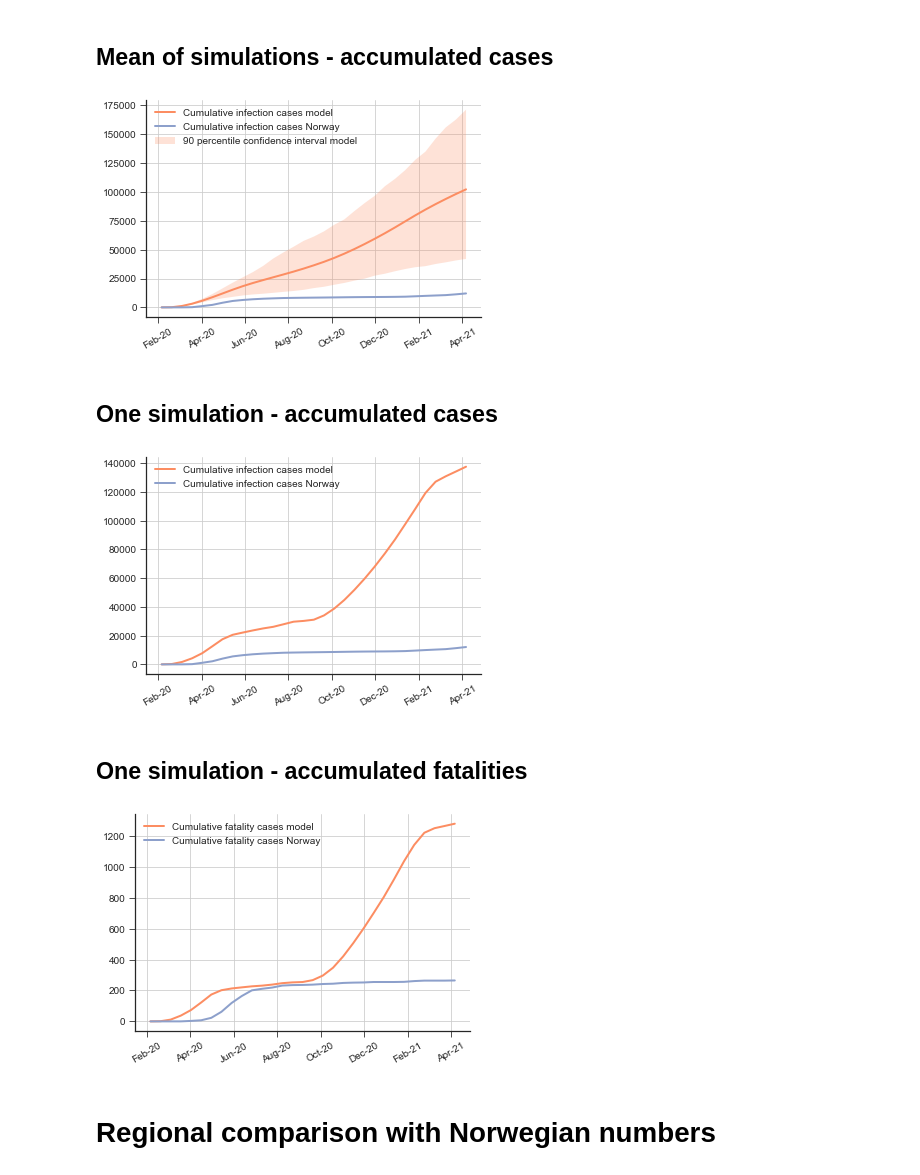
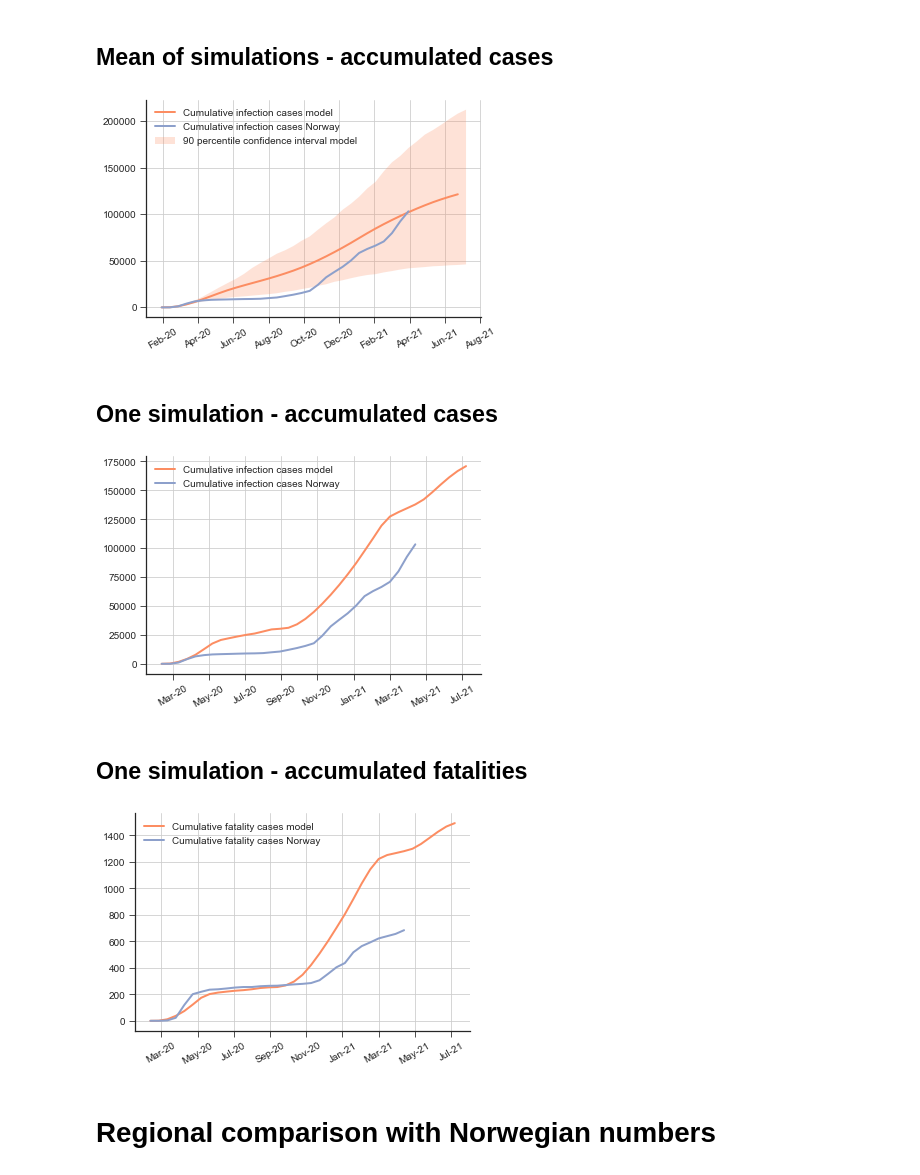
Before and after one commit to bendiknordeng/Epidemiologic-Strategies, a Jupyter notebook: notebooks/peder_computational_study.ipynb, the cells around one changed output. Saved outputs shown, nothing was run; the diff lists cells and outputs as text; code cells hidden in the pictures.

```diff
--- a/notebooks/peder_computational_study.ipynb
+++ b/notebooks/peder_computational_study.ipynb
@@ -178,19 +174,3 @@ Reading results ..
-# %%
-for k, v in paths.items():
-    # Add additonal data
-
-    # df_x_regions
-    X = np.insert(np.diff(all_data[k][8], axis=1), 0, 0, axis=1) # Need to this on vaccines since the first week is deleted when taking the difference of V for each week
-    df_x_regions = prepare_regional_data(X)
-    all_data[k].append(df_x_regions)
-
-    # I cumulative percentiles
-    I_regions_cum = prepare_regional_data(all_data[k][5].cumsum(axis=1))
-    all_data[k].append(I_regions_cum)
-
-    # I_regions_cum
-    percentile=90
-    all_data[k].append(calculate_cumulative_infected_percentiles(percentile, all_data[k][12], all_data[k][11]))
 # %% [markdown]
 # Plot Vaccine distribution for different poilicies
 # %%
@@ -279,7 +259,7 @@ policy = all_policies[0]
 dates = all_data[policy][14]
 [deaths_mean_cumulative, u_percentile_deaths_cum, l_percentile_deaths_cum, infected_mean_cumulative, u_percentile_infected_cum, l_percentile_infected_cum , deaths_cumulative, infected_cumulative] = all_data[policy][17]
 
-restrict_to_real_data_length = True
+restrict_to_real_data_length = False
 max_weeks_real_data = int(62/2)
 sim = 1
 
@@ -288,11 +268,11 @@ fig, ax = plt.subplots(1)
 if restrict_to_real_data_length:
     ax.plot(dates[:max_weeks_real_data], infected_mean_cumulative[:max_weeks_real_data], lw=2, label='Cumulative infection cases model', color=colors[color_1])
     ax.fill_between(dates[:max_weeks_real_data], u_percentile_infected_cum[:max_weeks_real_data], l_percentile_infected_cum[:max_weeks_real_data], facecolor=colors[1], alpha=0.25, label='90 percentile confidence interval model')
-    ax.plot(dates[:max_weeks_real_data], df.cumulative_total_cases.to_numpy(dtype=int)[:max_weeks_real_data*7:7], lw=2, label='Cumulative infection cases Norway', color=colors[color_2])
+    ax.plot(dates[:max_weeks_real_data], df.cumulative_total_cases.to_numpy(dtype=int)[:max_weeks_real_data*14:14], lw=2, label='Cumulative infection cases Norway', color=colors[color_2])
 else:
     ax.plot(dates[:-1], infected_mean_cumulative[:-1], lw=2, label='Cumulative infection cases model', color=colors[color_1])
     ax.fill_between(dates, u_percentile_infected_cum, l_percentile_infected_cum, facecolor=colors[color_1], alpha=0.25, label='90 percentile confidence interval model')
-    ax.plot(dates[:max_weeks_real_data], df.cumulative_total_cases.to_numpy(dtype=int)[:max_weeks_real_data*7:7], lw=2, label='Cumulative infection cases Norway', color=colors[color_2])
+    ax.plot(dates[:max_weeks_real_data], df.cumulative_total_cases.to_numpy(dtype=int)[:max_weeks_real_data*14:14], lw=2, label='Cumulative infection cases Norway', color=colors[color_2])
 
 #ax.set_title(r'Cumulative and new infected per week')
 ax.legend(loc='upper left')
@@ -307,7 +287,7 @@ ax.spines['top'].set_visible(False)
 ax.grid()
 fig.savefig("../plots/computational_study/norwegian_numbers_comparison_objective/mean_match_cases.png", bbox_inches='tight', dpi=150)
 # %% [output]
-[figure, old version]
+[figure, new version]
 # %% [markdown]
 ## One simulation - accumulated cases
 # %%
@@ -316,7 +296,7 @@ dates = all_data[policy][14]
 [deaths_mean_cumulative, u_percentile_deaths_cum, l_percentile_deaths_cum, infected_mean_cumulative, u_percentile_infected_cum, l_percentile_infected_cum , deaths_cumulative, infected_cumulative] = all_data[policy][17]
 
 plt.style.use('seaborn-ticks')
-restrict_to_real_data_length = True
+restrict_to_real_data_length = False
 max_weeks_real_data = int(62/2)
 sim = 2  # Good case:2, Bad case: 0
 
@@ -325,10 +305,10 @@ fig, ax = plt.subplots(1)
 #ax.plot(dates, deaths_mean, lw=2, label='Deaths model', color='blue')
 if restrict_to_real_data_length:
     ax.plot(dates[:max_weeks_real_data], infected_cumulative[sim][:max_weeks_real_data], lw=2, label='Cumulative infection cases model', color=colors[color_1])
-    ax.plot(dates[:max_weeks_real_data], df.cumulative_total_cases.to_numpy(dtype=int)[:max_weeks_real_data*7:7], lw=2, label='Cumulative infection cases Norway', color=colors[color_2])
+    ax.plot(dates[:max_weeks_real_data], df.cumulative_total_cases.to_numpy(dtype=int)[:max_weeks_real_data*14:14], lw=2, label='Cumulative infection cases Norway', color=colors[color_2])
 else:
     ax.plot(dates[:-1], infected_cumulative[sim][:-1], lw=2, label='Cumulative infection cases model', color=colors[color_1])
-    ax.plot(dates[:max_weeks_real_data], df.cumulative_total_cases.to_numpy(dtype=int)[:max_weeks_real_data*7:7], lw=2, label='Cumulative infection cases Norway', color=colors[color_2])
+    ax.plot(dates[:max_weeks_real_data], df.cumulative_total_cases.to_numpy(dtype=int)[:max_weeks_real_data*14:14], lw=2, label='Cumulative infection cases Norway', color=colors[color_2])
 
 #ax.set_title(r'Cumulative and new infected per week')
 ax.legend(loc='upper left')
@@ -343,41 +323,41 @@ ax.spines['top'].set_visible(False)
 ax.grid()
 fig.savefig("../plots/computational_study/norwegian_numbers_comparison_objective/good_match_cases.png", bbox_inches='tight', dpi=150)
 # %% [output]
-[figure, old version]
+[figure, new version]
 # %% [markdown]
 ## One simulation - accumulated fatalities
 # %%
 policy = all_policies[0]
 dates = all_data[policy][14]
 [deaths_mean_cumulative, u_percentile_deaths_cum, l_percentile_deaths_cum, infected_mean_cumulative, u_percentile_infected_cum, l_percentile_infected_cum , deaths_cumulative, infected_cumulative] = all_data[policy][17]
 
 plt.style.use('seaborn-ticks')
-restrict_to_real_data_length = True
+restrict_to_real_data_length = False
 max_weeks_real_data = int(62/2)
 simulation = 2
 
 fig, ax = plt.subplots(1)
 if restrict_to_real_data_length:
     ax.plot(dates[:max_weeks_real_data], deaths_cumulative[simulation][:max_weeks_real_data], lw=2, label='Cumulative fatality cases model', color=colors[color_1])
-    ax.plot(dates[:max_weeks_real_data], df.cumulative_total_deaths.to_numpy(dtype=int)[:max_weeks_real_data*7:7], lw=2, label='Cumulative fatality cases Norway', color=colors[color_2])
+    ax.plot(dates[:max_weeks_real_data], df.cumulative_total_deaths.to_numpy(dtype=int)[:max_weeks_real_data*14:14], lw=2, label='Cumulative fatality cases Norway', color=colors[color_2])
 
 else:
     ax.plot(dates[:-1], deaths_cumulative[simulation][:-1], lw=2, label='Cumulative fatality cases model', color=colors[color_1])
-    ax.plot(dates[:max_weeks_real_data], df.cumulative_total_deaths.to_numpy(dtype=int)[:max_weeks_real_data*7:7], lw=2, label='Cumulative fatality cases Norway', color=colors[color_2])
+    ax.plot(dates[:max_weeks_real_data], df.cumulative_total_deaths.to_numpy(dtype=int)[:max_weeks_real_data*14:14], lw=2, label='Cumulative fatality cases Norway', color=colors[color_2])
 
 ax.legend(loc='upper left')
 # Format the date into months & days
 plt.gca().xaxis.set_major_formatter(mdates.DateFormatter('%b-%y'))
 # Change the tick interval
 plt.gca().xaxis.set_major_locator(mdates.DayLocator(interval=60))
 # Puts x-axis labels on an angle
 plt.gca().xaxis.set_tick_params(rotation =30)
 ax.spines['right'].set_visible(False)
 ax.spines['top'].set_visible(False)
 ax.grid()
 fig.savefig("../plots/computational_study/norwegian_numbers_comparison_objective/good_match_deaths.png", bbox_inches='tight', dpi=150)
 # %% [output]
-[figure, old version]
+[figure, new version]
 # %% [markdown]
 # Regional comparison with Norwegian numbers
 # %%
```
Also changed, not shown: parts of 20 cells of this notebook.
